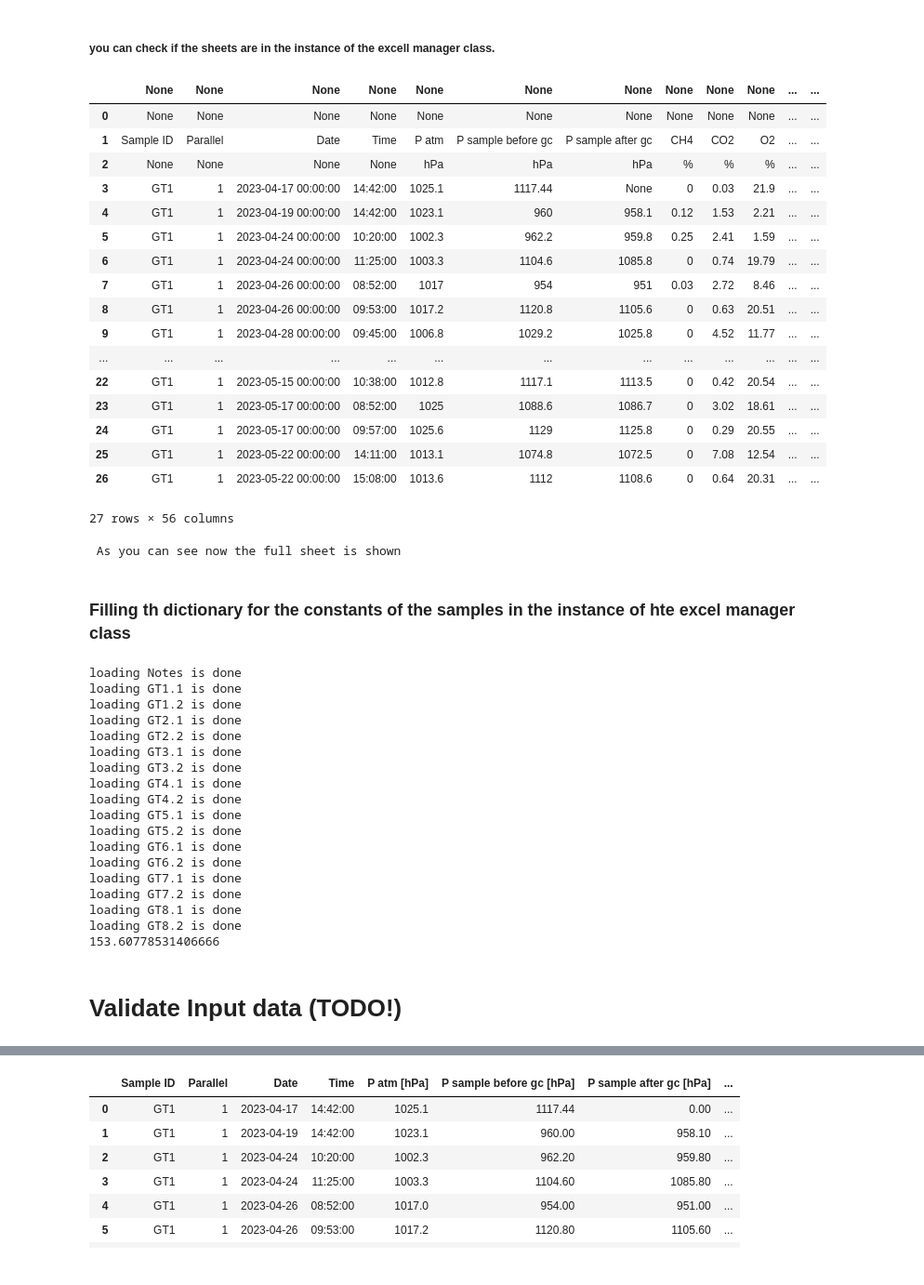
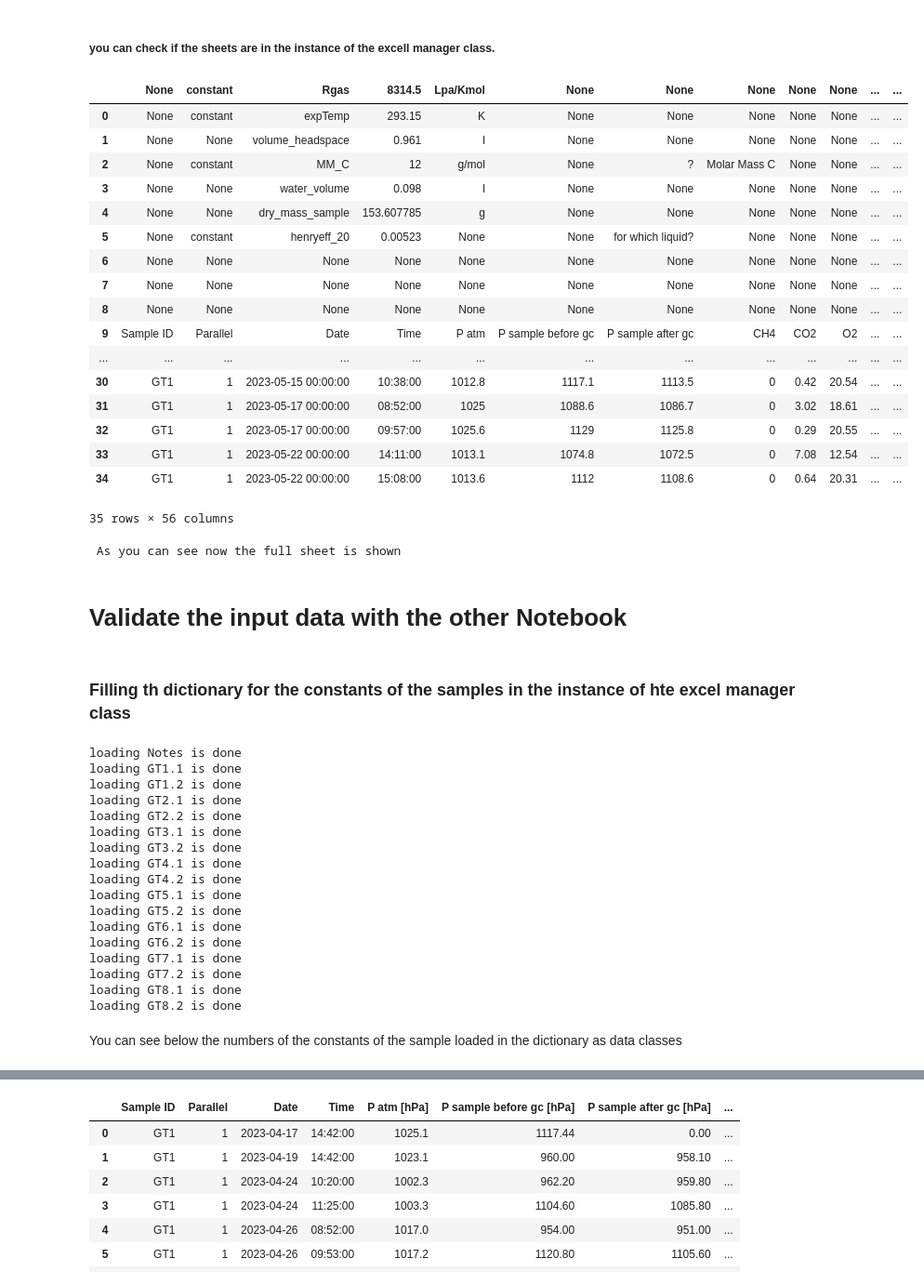
Before and after one commit to RGrobben/Excell_and_Data_Frames_for_Gas_Respiration_tests, a Jupyter notebook: Run/running_sheet_with_given_layout.ipynb, the cells around one changed output, grey strips where cells are left out. Shown: that part at 93% size. Saved outputs shown, nothing was run; the diff lists cells and outputs as text; code cells hidden in the pictures.

```diff
--- a/Run/running_sheet_with_given_layout.ipynb
+++ b/Run/running_sheet_with_given_layout.ipynb
@@ -31,31 +30,33 @@ basic_column_names = ['Sample ID', 'Parallel', 'Date', 'Time', 'P atm [hPa]', 'P
 # %% [markdown]
 ##### you can check if the sheets are in the instance of the excell manager class.
 # %%
-# check if you can see the data_frame
-full_sheet = manager.load_sheet_table(sheet_name="GT1.1", start_row=9)
+# check if you can see the data_frame. With manger.load_sheet_table you can see the full sheet as a panda data frame when start_row=0.
+data_frame_full_sheet = manager.load_sheet_table(sheet_name="GT1.1", start_row=0)
 
-display(full_sheet)
+display(data_frame_full_sheet)
 print(f' As you can see now the full sheet is shown')
 # %% [output]
-|  | None | None | None | None | None | None | None | None | None | None | ... | ... |
-| 0 | None | None | None | None | None | None | None | None | None | None | ... | ... |
-| 1 | Sample ID | Parallel | Date | Time | P atm | P sample before gc | P sample after gc | CH4 | CO2 | O2 | ... | ... |
-| 2 | None | None | None | None | hPa | hPa | hPa | % | % | % | ... | ... |
-| 3 | GT1 | 1 | 2023-04-17 00:00:00 | 14:42:00 | 1025.1 | 1117.44 | None | 0 | 0.03 | 21.9 | ... | ... |
-| 4 | GT1 | 1 | 2023-04-19 00:00:00 | 14:42:00 | 1023.1 | 960 | 958.1 | 0.12 | 1.53 | 2.21 | ... | ... |
-| 5 | GT1 | 1 | 2023-04-24 00:00:00 | 10:20:00 | 1002.3 | 962.2 | 959.8 | 0.25 | 2.41 | 1.59 | ... | ... |
-| 6 | GT1 | 1 | 2023-04-24 00:00:00 | 11:25:00 | 1003.3 | 1104.6 | 1085.8 | 0 | 0.74 | 19.79 | ... | ... |
-| 7 | GT1 | 1 | 2023-04-26 00:00:00 | 08:52:00 | 1017 | 954 | 951 | 0.03 | 2.72 | 8.46 | ... | ... |
-| 8 | GT1 | 1 | 2023-04-26 00:00:00 | 09:53:00 | 1017.2 | 1120.8 | 1105.6 | 0 | 0.63 | 20.51 | ... | ... |
-| 9 | GT1 | 1 | 2023-04-28 00:00:00 | 09:45:00 | 1006.8 | 1029.2 | 1025.8 | 0 | 4.52 | 11.77 | ... | ... |
+|  | None | constant | Rgas | 8314.5 | Lpa/Kmol | None | None | None | None | None | ... | ... |
+| 0 | None | constant | expTemp | 293.15 | K | None | None | None | None | None | ... | ... |
+| 1 | None | None | volume_headspace | 0.961 | l | None | None | None | None | None | ... | ... |
+| 2 | None | constant | MM_C | 12 | g/mol | None | ? | Molar Mass C | None | None | ... | ... |
+| 3 | None | None | water_volume | 0.098 | l | None | None | None | None | None | ... | ... |
+| 4 | None | None | dry_mass_sample | 153.607785 | g | None | None | None | None | None | ... | ... |
+| 5 | None | constant | henryeff_20 | 0.00523 | None | None | for which liquid? | None | None | None | ... | ... |
+| 6 | None | None | None | None | None | None | None | None | None | None | ... | ... |
+| 7 | None | None | None | None | None | None | None | None | None | None | ... | ... |
+| 8 | None | None | None | None | None | None | None | None | None | None | ... | ... |
+| 9 | Sample ID | Parallel | Date | Time | P atm | P sample before gc | P sample after gc | CH4 | CO2 | O2 | ... | ... |
 | ... | ... | ... | ... | ... | ... | ... | ... | ... | ... | ... | ... | ... |
-| 22 | GT1 | 1 | 2023-05-15 00:00:00 | 10:38:00 | 1012.8 | 1117.1 | 1113.5 | 0 | 0.42 | 20.54 | ... | ... |
-| 23 | GT1 | 1 | 2023-05-17 00:00:00 | 08:52:00 | 1025 | 1088.6 | 1086.7 | 0 | 3.02 | 18.61 | ... | ... |
-| 24 | GT1 | 1 | 2023-05-17 00:00:00 | 09:57:00 | 1025.6 | 1129 | 1125.8 | 0 | 0.29 | 20.55 | ... | ... |
-| 25 | GT1 | 1 | 2023-05-22 00:00:00 | 14:11:00 | 1013.1 | 1074.8 | 1072.5 | 0 | 7.08 | 12.54 | ... | ... |
-| 26 | GT1 | 1 | 2023-05-22 00:00:00 | 15:08:00 | 1013.6 | 1112 | 1108.6 | 0 | 0.64 | 20.31 | ... | ... |
+| 30 | GT1 | 1 | 2023-05-15 00:00:00 | 10:38:00 | 1012.8 | 1117.1 | 1113.5 | 0 | 0.42 | 20.54 | ... | ... |
+| 31 | GT1 | 1 | 2023-05-17 00:00:00 | 08:52:00 | 1025 | 1088.6 | 1086.7 | 0 | 3.02 | 18.61 | ... | ... |
+| 32 | GT1 | 1 | 2023-05-17 00:00:00 | 09:57:00 | 1025.6 | 1129 | 1125.8 | 0 | 0.29 | 20.55 | ... | ... |
+| 33 | GT1 | 1 | 2023-05-22 00:00:00 | 14:11:00 | 1013.1 | 1074.8 | 1072.5 | 0 | 7.08 | 12.54 | ... | ... |
+| 34 | GT1 | 1 | 2023-05-22 00:00:00 | 15:08:00 | 1013.6 | 1112 | 1108.6 | 0 | 0.64 | 20.31 | ... | ... |
-27 rows × 56 columns
+35 rows × 56 columns
  As you can see now the full sheet is shown
+# %% [markdown]
+# Validate the input data with the other Notebook
 # %% [markdown]
 ### Filling th dictionary for the constants of the samples  in the instance of hte excel manager class
 # %%
@@ -76,9 +77,6 @@ for sheet_name in sheet_names_samples:
 
 dict_constants = manager.get_dict_constants_data_frames()
 dict_constants_data_classes = manager.get_dict_constants_data_classes()
-
-a = dict_constants_data_classes["GT1.1"]
-print(a.dry_mass_sample)
 # %% [output]
 loading Notes is done
 loading GT1.1 is done
@@ -97,6 +95,5 @@ loading GT7.1 is done
 loading GT7.2 is done
 loading GT8.1 is done
 loading GT8.2 is done
-153.60778531406666
-# %% [markdown]
-# Validate Input data (TODO!)
+# %% [markdown]
+You can see below the numbers of the constants of the sample loaded in the dictionary as data classes
```
Also changed, not shown: parts of 13 cells of this notebook.
